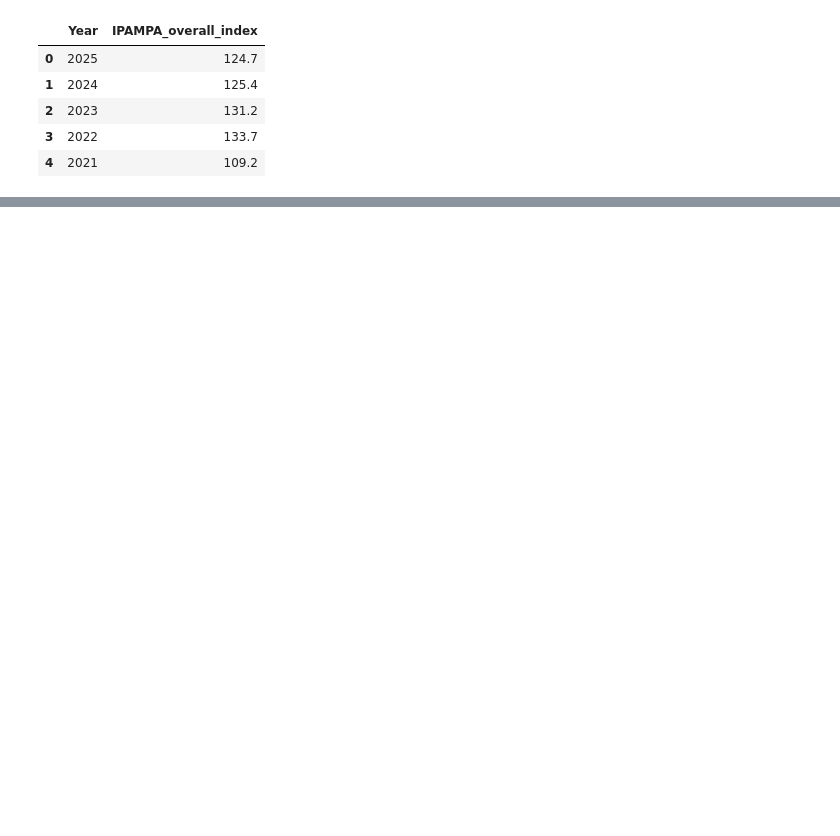
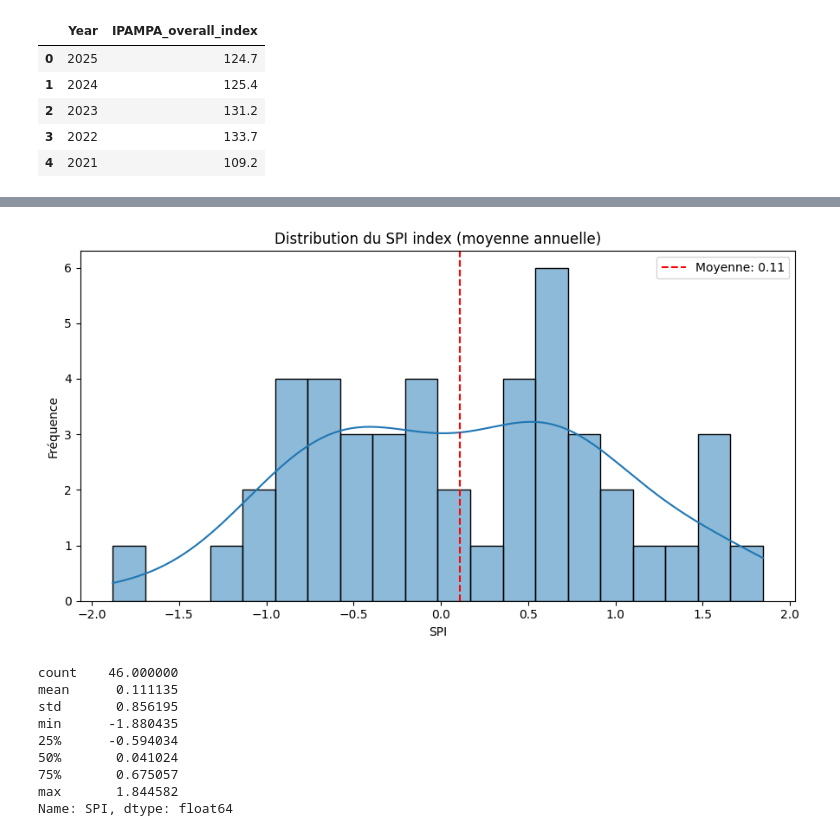
Before and after one commit to lochardi/GreenFinance, a Jupyter notebook: main_lauryn.ipynb, the cells around one changed output, grey strips where cells are left out. Cells and saved outputs as stored; diff of their text form; code cells hidden in the pictures; blank space fills up the shorter version.

Commit message:
graphes

```diff
--- a/main_lauryn.ipynb
+++ b/main_lauryn.ipynb
@@ -80,0 +121,16 @@ ipampa_overall_index.head()
+# %%
+SPI = pd.read_csv('data/SPI.csv')
+
+
+
+SPI['time'] = pd.to_datetime(SPI['time'])
+
+SPI = SPI.rename(columns={'SPI3': 'SPI'})
+
+SPI['year'] = SPI['time'].dt.year
+SPI_index = SPI.groupby('year')['SPI'].mean().reset_index()
+SPI_index = SPI_index.rename(columns={'year': 'date'})
+
+# Formater la date avec l'année-mois-jour heure (01-01 00:00:00)
+SPI_index['date'] = pd.to_datetime(SPI_index['date'].astype(str))
+print(SPI_index.head(10))
@@ -80,0 +149,27 @@ ipampa_overall_index.head()
+# %%
+import matplotlib.pyplot as plt
+import seaborn as sns
+
+# Distribution du SPI index annuel
+plt.figure(figsize=(9, 5))
+sns.histplot(SPI_index['SPI'].dropna(), bins=20, kde=True)
+plt.axvline(SPI_index['SPI'].mean(), color='red', linestyle='--', label=f"Moyenne: {SPI_index['SPI'].mean():.2f}")
+plt.title('Distribution du SPI index (moyenne annuelle)')
+plt.xlabel('SPI')
+plt.ylabel('Fréquence')
+plt.legend()
+plt.tight_layout()
+plt.show()
+
+print(SPI_index['SPI'].describe())
+# %% [output]
+[figure, added]
+count    46.000000
+mean      0.111135
+std       0.856195
+min      -1.880435
+25%      -0.594034
+50%       0.041024
+75%       0.675057
+max       1.844582
+Name: SPI, dtype: float64
```
Also changed, not shown: parts of 7 cells of this notebook, 1 other file.
